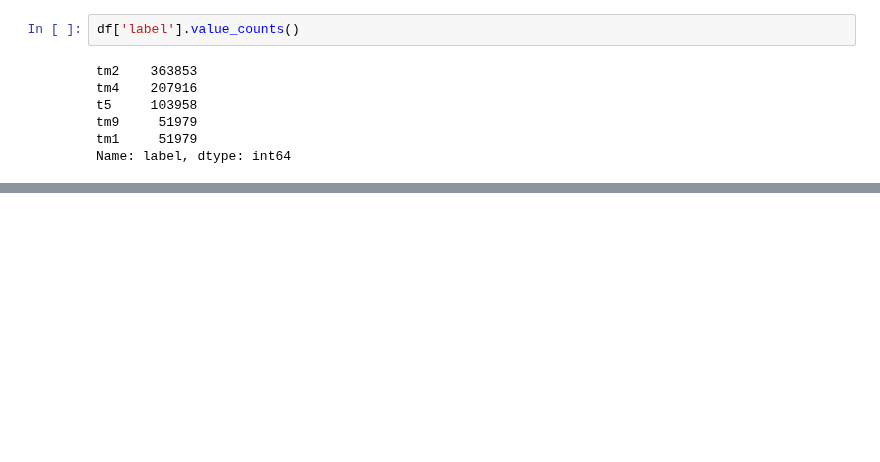
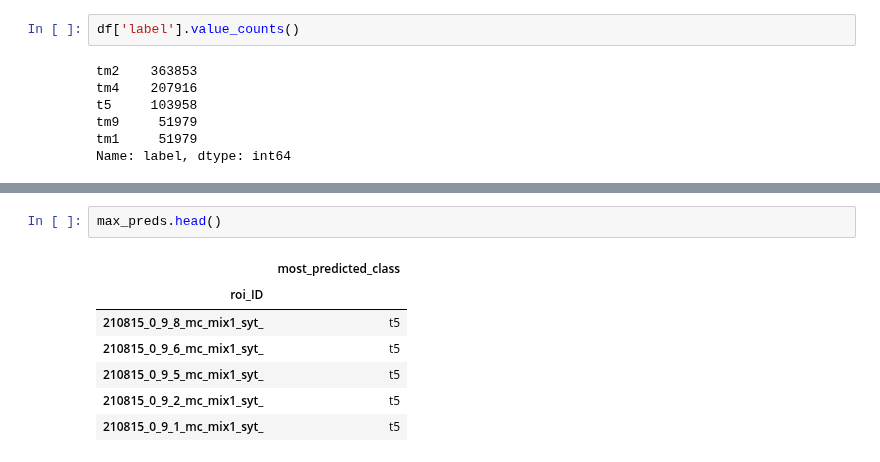
Before and after one commit to laurenneal/capstone-visual-neuroscience, a Jupyter notebook: scikit_test.ipynb, the cells around one changed output, grey strips where cells are left out. Drawn from its saved outputs; the diff is of its cells as text; blank space fills up the shorter version.

```diff
--- a/scikit_test.ipynb
+++ b/scikit_test.ipynb
@@ -119,0 +192,10 @@ y_test = df.query('roi_ID in @X_test_rois')['label']
+# %%
+max_preds.head()
+# %% [output]
+|  | most_predicted_class |
+| roi_ID |  |
+| 210815_0_9_8_mc_mix1_syt_ | t5 |
+| 210815_0_9_6_mc_mix1_syt_ | t5 |
+| 210815_0_9_5_mc_mix1_syt_ | t5 |
+| 210815_0_9_2_mc_mix1_syt_ | t5 |
+| 210815_0_9_1_mc_mix1_syt_ | t5 |
```
Also changed, not shown: parts of 19 cells of this notebook.
